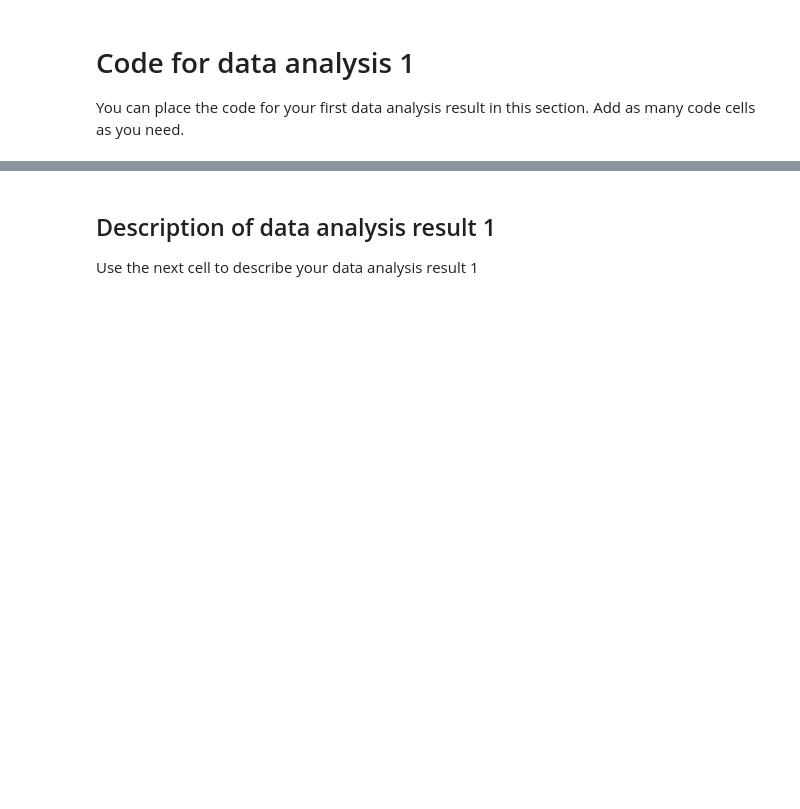
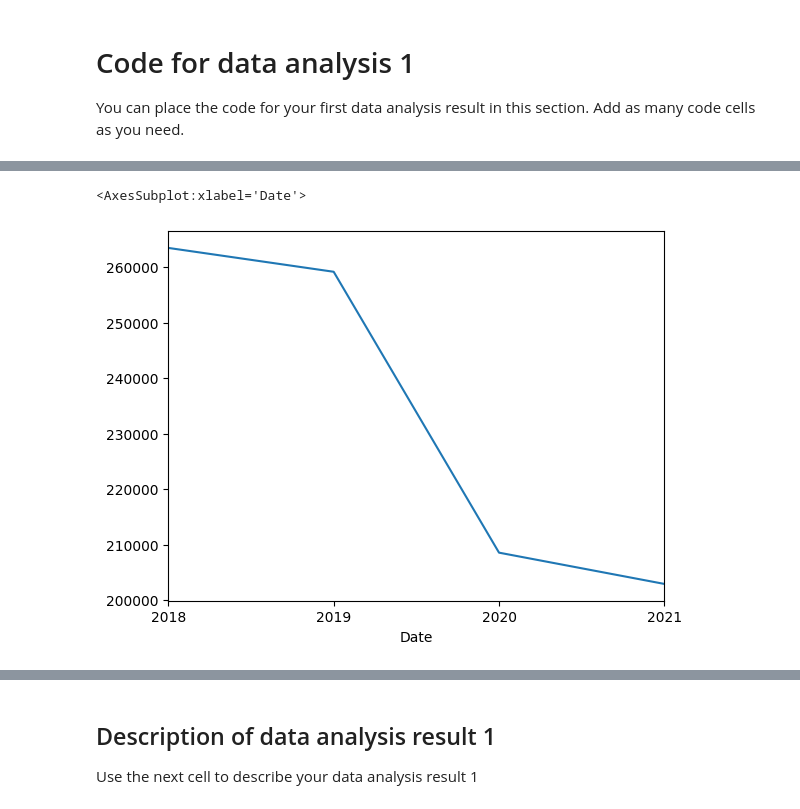
Before and after one commit to ht6631/GroupWorks_IST_652, a Jupyter notebook: HW4/HW4_Group4.ipynb, the cells around one changed output, grey strips where cells are left out. Drawn from its saved outputs; the diff is of its cells as text; code cells hidden in the pictures; blank space fills up the shorter version.

```diff
--- a/HW4/HW4_Group4.ipynb
+++ b/HW4/HW4_Group4.ipynb
@@ -21,9 +22,13 @@ import numpy as np
 # %%
 #Defining location of dataset
 filepath="~/datasets/ist652/Crimes/crimes_2018_2021.csv"
+localpath='crimes_2018_2021.csv'
 # %%
 #EXECUTE THIS CELL to load the dataset into your environment - THIS WILL TAKE 3 TO 5 MINUTES - be patient
 # a security warning will appear. You can ignore it.
-crimes=pd.read_csv(filepath,parse_dates=[0], index_col=[0])
+try:
+    crimes=pd.read_csv(filepath,parse_dates=[2])
+except:
+    crimes=pd.read_csv(localpath,parse_dates=[2])
 # %%
 crimes.head()  #just checking
@@ -33,0 +80,8 @@ You can place the code for your first data analysis result in this section. Add
+# %%
+# Annual change
+annual_count=crimes_ordered['Case Number'].resample('Y').count()
+annual_count.plot()
+# Case numbers through years is getting less. There is a dramatic drop from 2019 to 2020.
+# %% [output]
+<AxesSubplot:xlabel='Date'>
+[figure, added]
```
Also changed, not shown: parts of 13 cells of this notebook, 4 other files.
